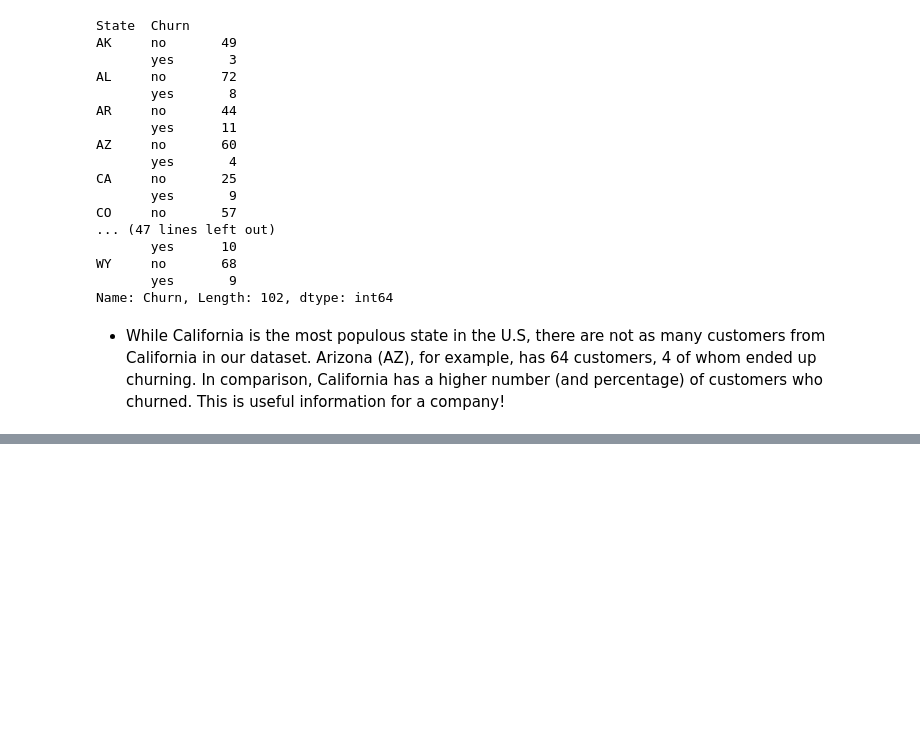
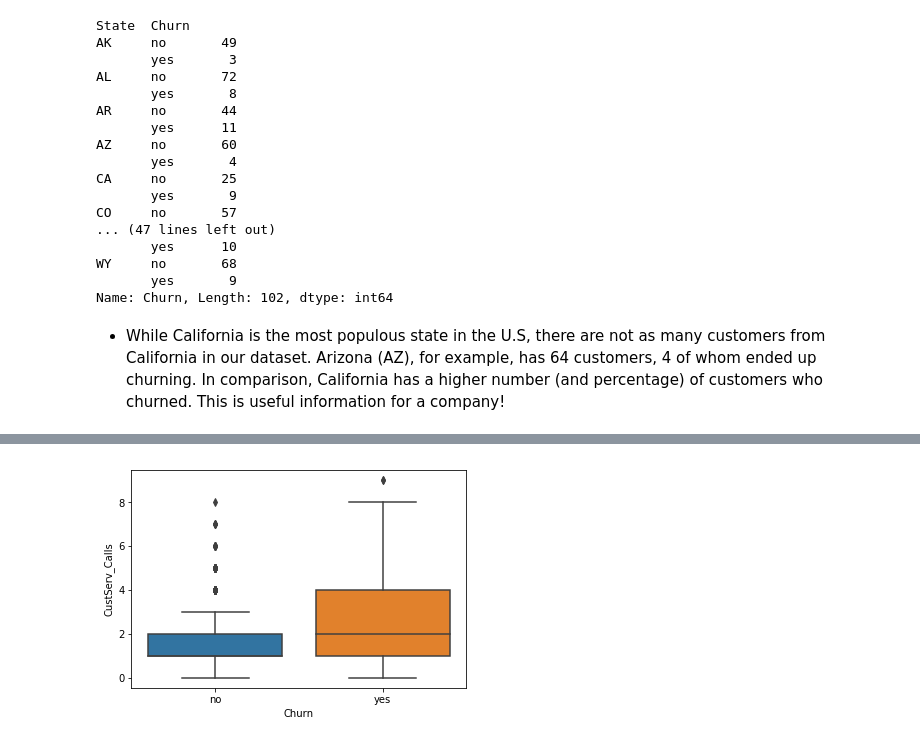
Before and after one commit to naikshubham/Predicting-Customer-Churn-, a Jupyter notebook: Customer Churn Prediction.ipynb, the cells around one changed output, grey strips where cells are left out. Saved outputs shown, nothing was run; the diff lists cells and outputs as text; code cells hidden in the pictures; blank space fills up the shorter version.

```diff
--- a/Customer Churn Prediction.ipynb
+++ b/Customer Churn Prediction.ipynb
@@ -73,0 +107,10 @@ Name: Churn, Length: 102, dtype: int64
+# %%
+# Create the box plot
+sns.boxplot(x = 'Churn',
+          y = 'CustServ_Calls',
+          data = telco)
+
+# Display the plot
+plt.show()
+# %% [output]
+[figure, added]
```
Also changed, not shown: parts of 12 cells of this notebook.
